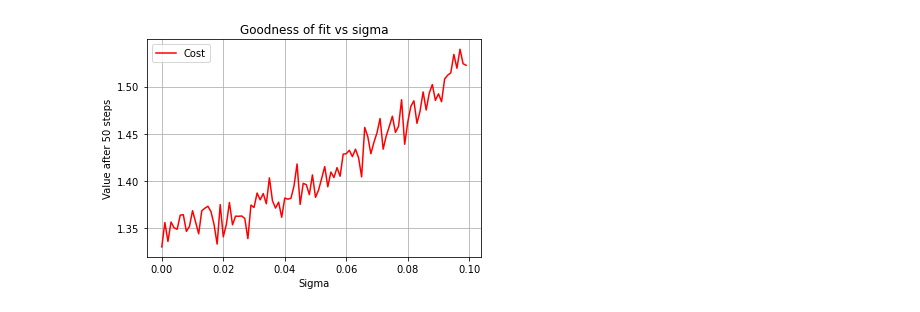
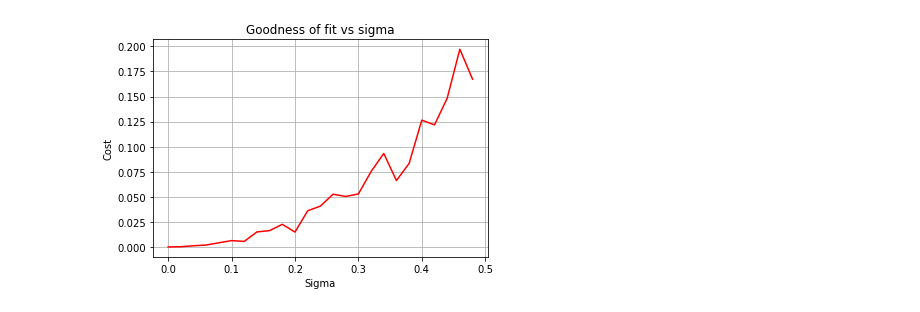
Before and after one commit to DhruvaSambrani/idc410, a Jupyter notebook: assignments/ass1/Linear Regression.ipynb, the cells around one changed output. Cells and saved outputs as stored; diff of their text form; code cells hidden in the pictures.

```diff
--- a/assignments/ass1/Linear Regression.ipynb
+++ b/assignments/ass1/Linear Regression.ipynb
@@ -12,17 +56,12 @@ def make_data(sigma, n, m):
 # %%
 def linear_regression(X, Y, k, tau, alpha=0.001):
-    def cost_function(X, beta_guess, Y):
-        errors = X@beta_guess - Y
-        return np.linalg.norm(errors)
-
-    def gradient(X, beta_guess, Y):
-        return X.T @ (X@beta_guess - Y)
-
     beta_guess = np.random.random((X.shape[1], 1))
     costs = np.full(k, 0.)
+    n = k
     for i in range(0, k):
         beta_guess -= gradient(X, beta_guess, Y) * alpha
         costs[i] = cost_function(X, beta_guess, Y)
-        if i>0 and costs[i-1] - costs[i] < tau:
+        if i>0 and np.abs(costs[i-1] - costs[i]) < tau:
+            n = i
             break
-    return beta_guess, costs
+    return beta_guess, costs, n
@@ -28,0 +72,3 @@ def linear_regression(X, Y, k, tau, alpha=0.001):
+# %%
+X, Y, b = make_data(0.03, 100, 1)
+b1, costs, epochs_run = linear_regression(X, Y, 250000, 1e-7)
@@ -29,25 +101,25 @@ def linear_regression(X, Y, k, tau, alpha=0.001):
 # %%
 def scan_sigma(average_over):
-    ss = np.arange(0, 0.1, 0.001)
+    ss = np.arange(0, 0.5, 0.02)
     s_costs = np.zeros(ss.size)
     beta_norm = np.zeros(ss.size)
+    n = 50
     for i in range(len(ss)):
         for k in range(average_over):
-            X, Y, bs = make_data(ss[i], 50, 5)
-            b, costs = linear_regression(X, Y, 50, 0.0001)
+            X, Y, bs = make_data(ss[i], n, 5)
+            b, costs, _ = linear_regression(X, Y, 25000, 1e-8)
             s_costs[i] += costs[-1]
-            beta_norm[i] += np.linalg.norm(b-bs) / 50
+            beta_norm[i] += np.linalg.norm(b-bs) / n
         s_costs[i] /= average_over
         beta_norm[i] /= average_over
     return ss, s_costs, beta_norm
 # %%
-ss, s_costs, beta_norm = scan_sigma(1000)
+ss, s_costs, s_beta_norm = scan_sigma(10)
 # %%
-plt.plot(ss, s_costs, "r", label="Cost")
+plt.plot(ss, s_costs, "r")
 plt.title("Goodness of fit vs sigma")
 plt.xlabel("Sigma")
-plt.ylabel("Value after 50 steps")
-plt.legend()
+plt.ylabel("Cost")
 plt.grid()
 # %% [output]
-[figure, old version]
+[figure, new version]
```
Also changed, not shown: parts of 22 cells of this notebook, 2 other files.
